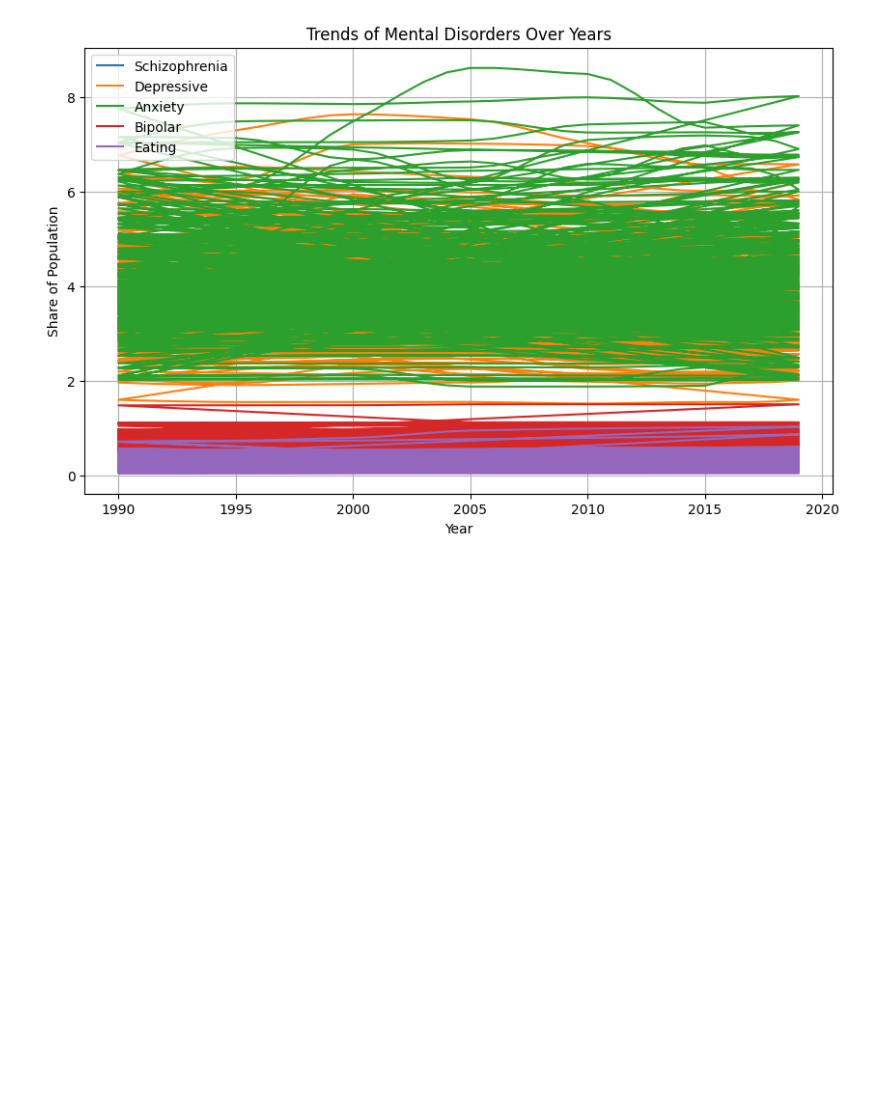
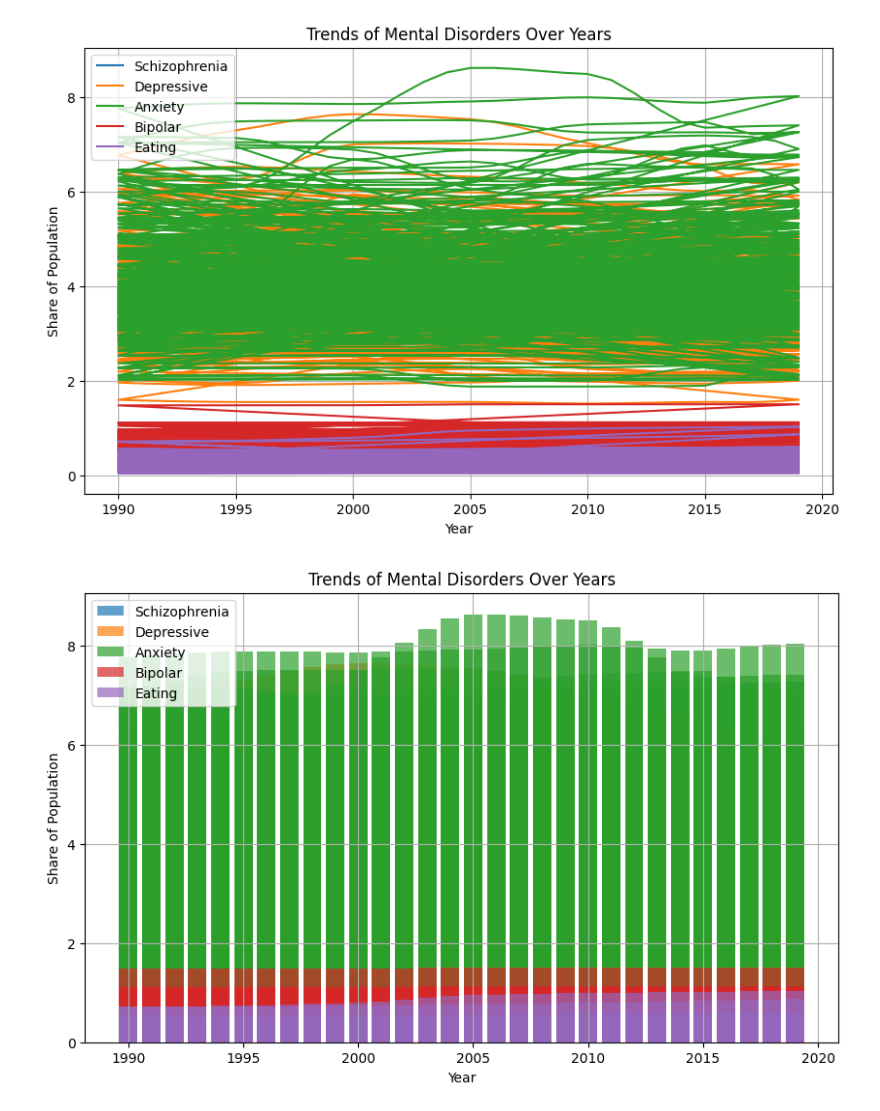
Before and after one commit to anuescapist/mental-wellness-analytics, a Jupyter notebook: MentalHealth.ipynb, the cells around one changed output. Drawn from its saved outputs; the diff is of its cells as text; code cells hidden in the pictures; blank space fills up the shorter version.

```diff
--- a/MentalHealth.ipynb
+++ b/MentalHealth.ipynb
@@ -192,3 +192,30 @@ plt.grid(True)
 plt.show()
 # %% [output]
 [figure]
+# %%
+import matplotlib.pyplot as plt
+
+# Extracting data for plotting
+years = df['Year']
+schizophrenia = df['Schizophrenia disorders (share of population) - Sex: Both - Age: Age-standardized']
+depressive = df['Depressive disorders (share of population) - Sex: Both - Age: Age-standardized']
+anxiety = df['Anxiety disorders (share of population) - Sex: Both - Age: Age-standardized']
+bipolar = df['Bipolar disorders (share of population) - Sex: Both - Age: Age-standardized']
+eating = df['Eating disorders (share of population) - Sex: Both - Age: Age-standardized']
+
+# Plotting
+plt.figure(figsize=(10, 6))
+plt.bar(years, schizophrenia, label='Schizophrenia', alpha=0.7)
+plt.bar(years, depressive, label='Depressive', alpha=0.7)
+plt.bar(years, anxiety, label='Anxiety', alpha=0.7)
+plt.bar(years, bipolar, label='Bipolar', alpha=0.7)
+plt.bar(years, eating, label='Eating', alpha=0.7)
+
+plt.title('Trends of Mental Disorders Over Years')
+plt.xlabel('Year')
+plt.ylabel('Share of Population')
+plt.legend()
+plt.grid(True)
+plt.show()
+# %% [output]
+[figure, added]
```
Also changed, not shown: parts of 2 cells of this notebook, 1 other file.
